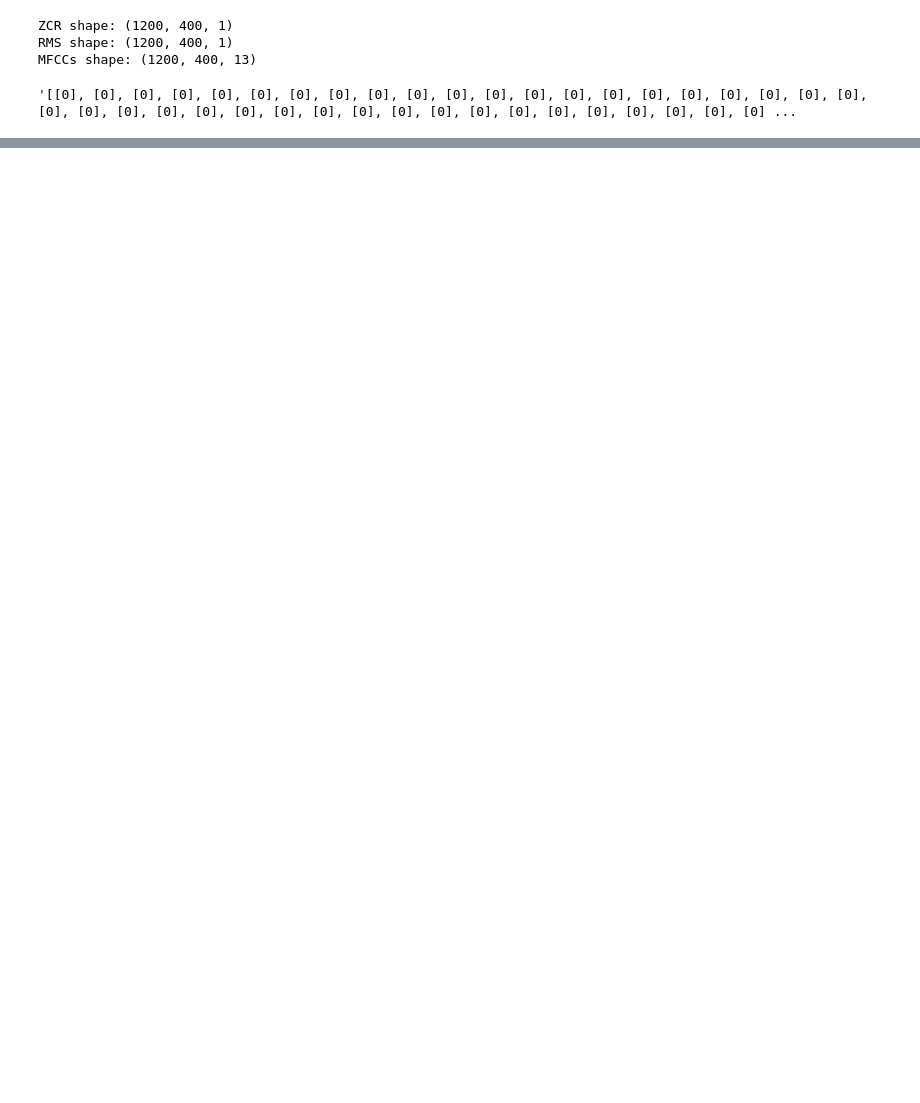
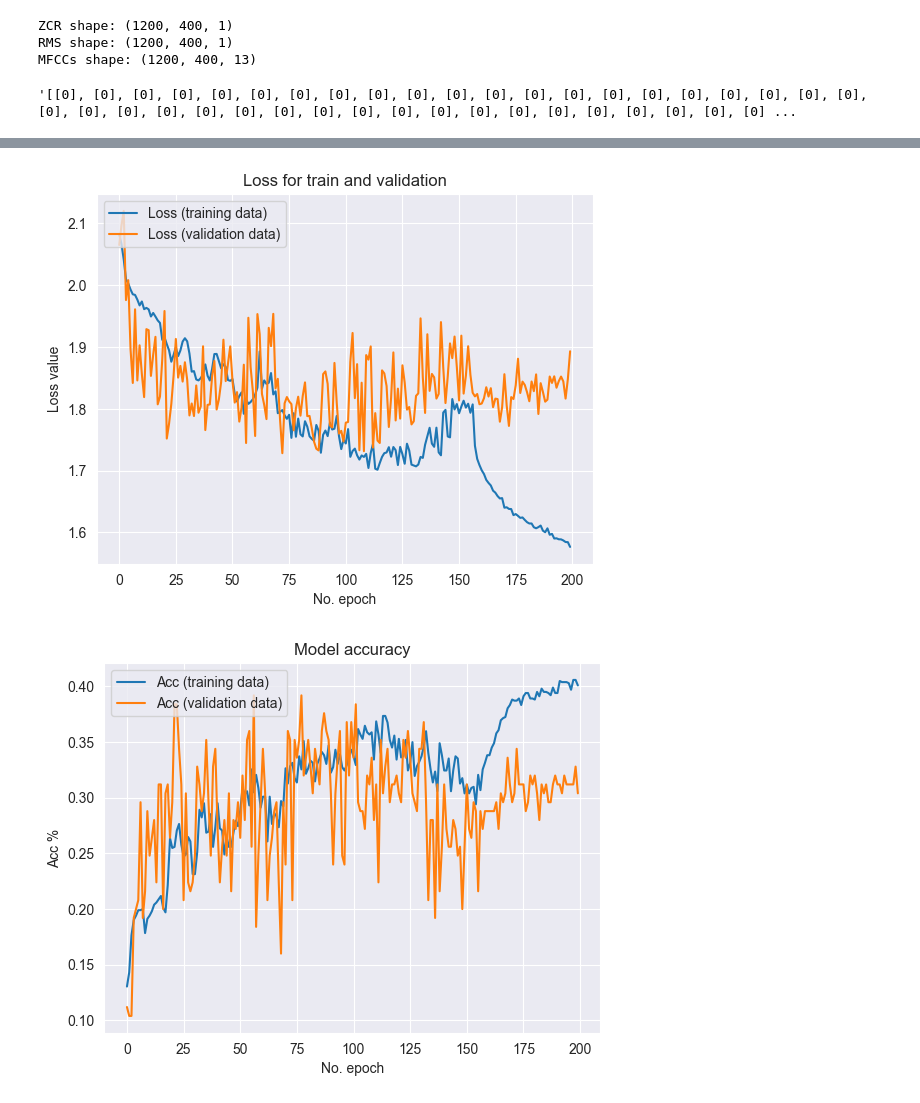
Before and after one commit to aneetajose/Speech_Emotion_Recognition, a Jupyter notebook: src/model.ipynb, the cells around one changed output, grey strips where cells are left out. Saved outputs shown, nothing was run; the diff lists cells and outputs as text; code cells hidden in the pictures; blank space fills up the shorter version.

Commit message:
Training and testing done

```diff
--- a/src/model.ipynb
+++ b/src/model.ipynb
@@ -138,17 +131,17 @@ dump(obj = y_data, fp = y_path)
 # %% [output]
 '[[0], [0], [0], [0], [0], [0], [0], [0], [0], [0], [0], [0], [0], [0], [0], [0], [0], [0], [0], [0], [0], [0], [0], [0], [0], [0], [0], [0], [0], [0], [0], [0], [0], [0], [0], [0], [0], [0], [0], [0] ...
 # %%
-x_path = 'Dataset/X_datanew.json' # FILE LOAD PATH
+# Load X,Y json files back into lists, convert to np.arrays
+
+x_path = '../X_datanew.json' # FILE LOAD PATH
 X = load(x_path)
 X = np.asarray(X, dtype = 'float32')
 
-y_path = 'Dataset/Y_datanew.json' # FILE LOAD PATH
+y_path = '../Y_datanew.json' # FILE LOAD PATH
 Y = load(y_path)
 Y = np.asarray(Y, dtype = 'int8')
 # %%
-# Split to train, validation, and test sets.
-from sklearn.model_selection import train_test_split
-x_train, x_tosplit, y_train, y_tosplit = train_test_split(X, Y, test_size = 0.125, random_state = 1)
+x_train, x_tosplit, y_train, y_tosplit = train_test_split(X, Y, test_size = 0.15, random_state = 1)
 x_val, x_test, y_val, y_test = train_test_split(x_tosplit, y_tosplit, test_size = 0.304, random_state = 1)
 
 #'One-hot' vectors for Y: emotion classification
@@ -173,4 +168,6 @@ dump(obj = y_test, fp = file_path)
 # %%
+# Initializing the model
+
 model = models.Sequential()
 model.add(layers.LSTM(64, return_sequences = True, input_shape=(X.shape[1:3])))
 model.add(layers.LSTM(64))
@@ -180,7 +177,7 @@ print(model.summary())
 batch_size = 23
 
 # Callbacks functions
-checkpoint_path = 'models/best_weights.keras'
+checkpoint_path = '../models/best_weights.keras'
 
 #-> Save the best weights
 mcp_save = callbacks.ModelCheckpoint(checkpoint_path, save_best_only=True,
@@ -196,7 +193,7 @@ model.compile(loss='categorical_crossentropy',
                 metrics=['categorical_accuracy'])
 
 history = model.fit(x_train, y_train_class,
-                      epochs=340, batch_size = batch_size,
+                      epochs=200, batch_size = batch_size,
                       validation_data = (x_val, y_val_class),
                       callbacks = [mcp_save, rlrop])
 # Define the best weights to the model.
@@ -235,0 +232,23 @@ KeyboardInterrupt:
+# %%
+# Loss, Accuracy presentation
+
+# Plot history: Loss
+plt.plot(history.history['loss'], label='Loss (training data)')
+plt.plot(history.history['val_loss'], label='Loss (validation data)')
+plt.title('Loss for train and validation')
+plt.ylabel('Loss value')
+plt.xlabel('No. epoch')
+plt.legend(loc="upper left")
+plt.show()
+
+#Plot history: Accuracy
+plt.plot(history.history['categorical_accuracy'], label='Acc (training data)')
+plt.plot(history.history['val_categorical_accuracy'], label='Acc (validation data)')
+plt.title('Model accuracy')
+plt.ylabel('Acc %')
+plt.xlabel('No. epoch')
+plt.legend(loc="upper left")
+plt.show()
+# %% [output]
+[figure, added]
+[figure, added]
```
Also changed, not shown: parts of 11 cells of this notebook, 11 other files.
